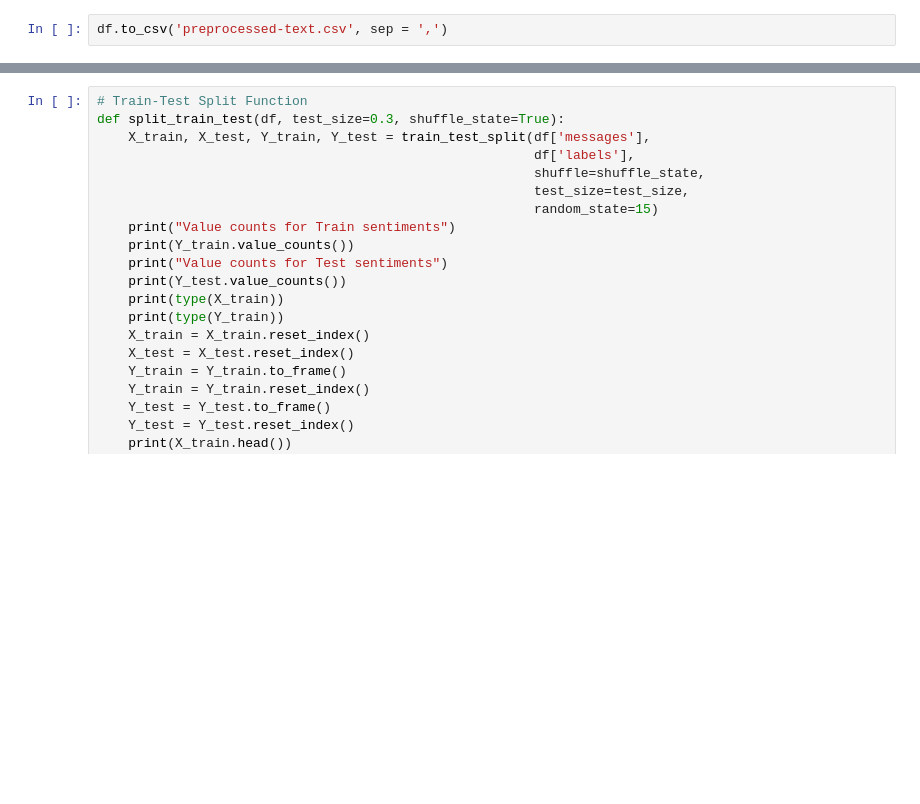
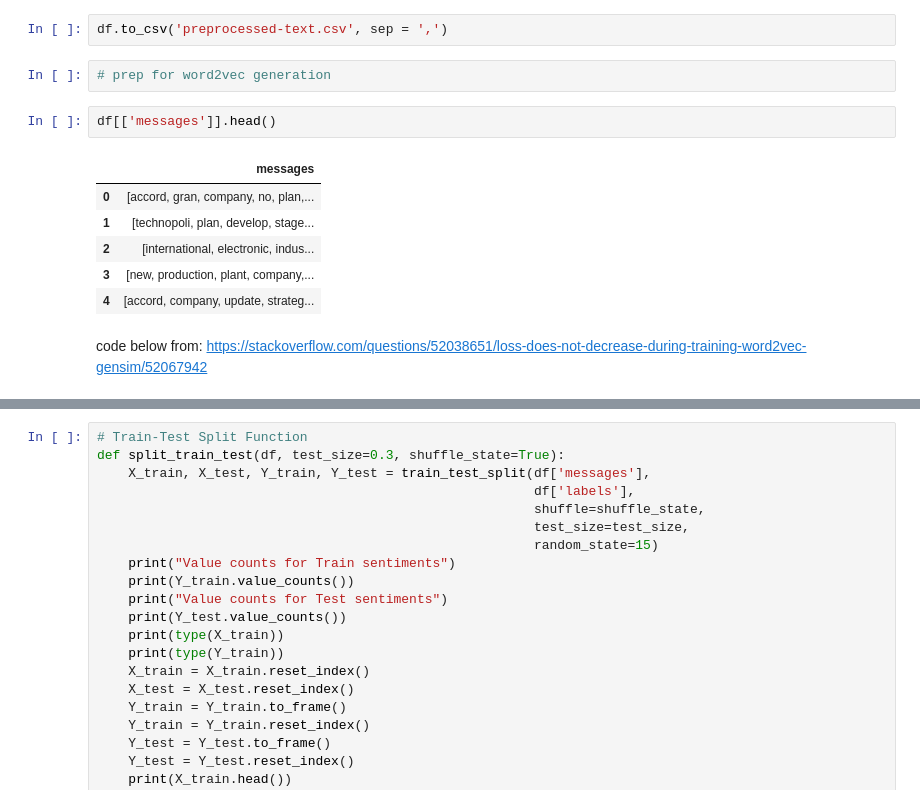
Before and after one commit to Kevin-Kwasnik/aspect-based-sentiment-analysis, a Jupyter notebook: 2_data-wrangling.ipynb, the cells around one changed output, grey strips where cells are left out. Drawn from its saved outputs; the diff is of its cells as text; blank space fills up the shorter version.

```diff
--- a/2_data-wrangling.ipynb
+++ b/2_data-wrangling.ipynb
@@ -140,3 +141,16 @@ Name: labels, dtype: int64
 [figure]
 # %%
 df.to_csv('preprocessed-text.csv', sep = ',')
+# %%
+# prep for word2vec generation
+# %%
+df[['messages']].head()
+# %% [output]
+|  | messages |
+| 0 | [accord, gran, company, no, plan,... |
+| 1 | [technopoli, plan, develop, stage... |
+| 2 | [international, electronic, indus... |
+| 3 | [new, production, plant, company,... |
+| 4 | [accord, company, update, strateg... |
+# %% [markdown]
+code below from: https://stackoverflow.com/questions/52038651/loss-does-not-decrease-during-training-word2vec-gensim/52067942
```
Also changed, not shown: parts of 23 cells of this notebook, 2 other files.
